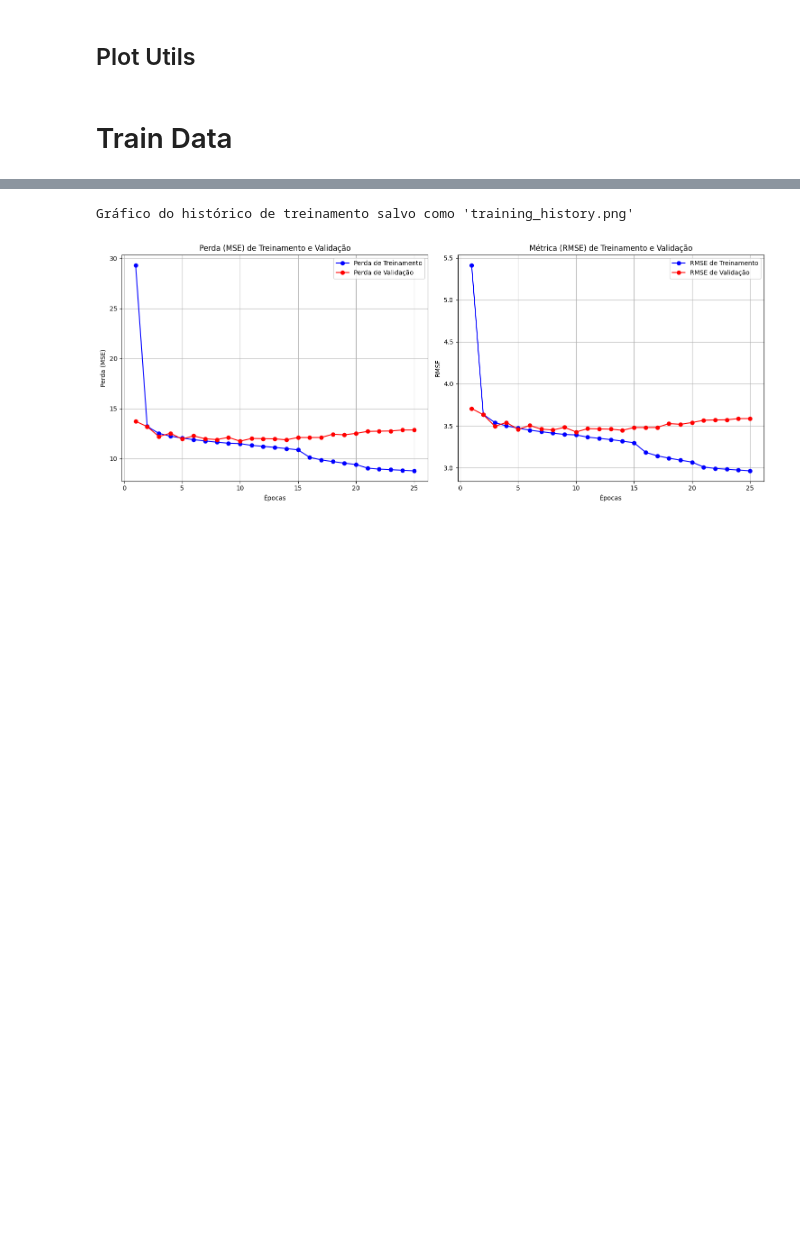
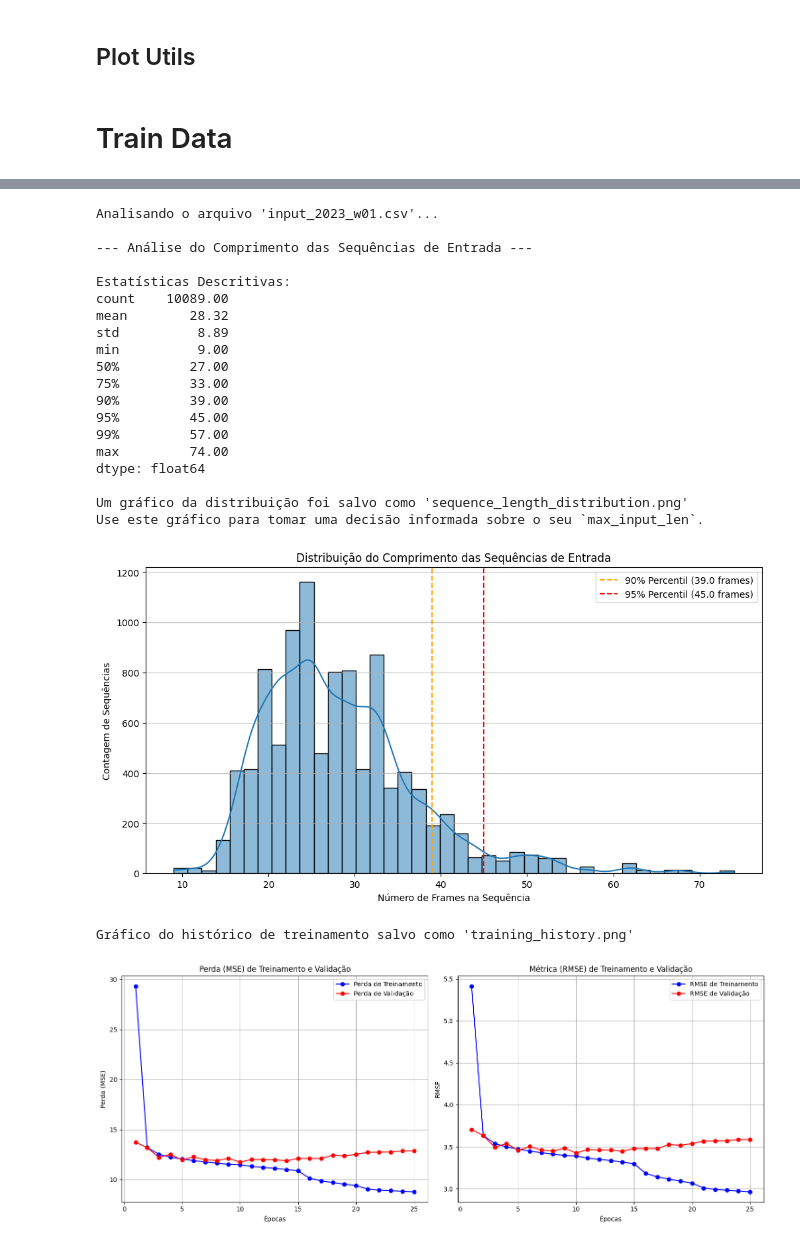
Before and after one commit to VictorOrtins/NFL, a Jupyter notebook: train.ipynb, the cells around one changed output, grey strips where cells are left out. Cells and saved outputs as stored; diff of their text form; code cells hidden in the pictures; blank space fills up the shorter version.

```diff
--- a/train.ipynb
+++ b/train.ipynb
@@ -579,3 +566,60 @@ Treinamento concluído e modelos salvos.
+# %%
+import seaborn as sns
+
+# Para uma análise completa, você poderia carregar e concatenar todos os 18 arquivos de input.
+# Ex: df = load_data('./', range(1, 19), 'input')
+df = pd.read_csv('./nfl-big-data-bowl-2026-prediction/train/input_2023_w01.csv')
+
+print("Analisando o arquivo 'input_2023_w01.csv'...")
+
+# 1. Agrupa os dados por cada sequência única e conta o número de frames
+#    Uma sequência é definida pela trajetória de um jogador (nfl_id) em uma jogada (play_id).
+sequence_lengths = df.groupby(['game_id', 'play_id', 'nfl_id']).size()
+
+# 2. Calcula as estatísticas descritivas, incluindo os percentis mais importantes
+stats = sequence_lengths.describe(percentiles=[.5, .75, .90, .95, .99]).round(2)
+
+print("\n--- Análise do Comprimento das Sequências de Entrada ---")
+print("\nEstatísticas Descritivas:")
+print(stats)
+
+# 3. Plotar um histograma para visualizar a distribuição
+plt.figure(figsize=(12, 6))
+sns.histplot(sequence_lengths, bins=40, kde=True)
+plt.title('Distribuição do Comprimento das Sequências de Entrada')
+plt.xlabel('Número de Frames na Sequência')
+plt.ylabel('Contagem de Sequências')
+
+# Adiciona linhas verticais para os percentis para fácil interpretação
+plt.axvline(stats['90%'], color='orange', linestyle='--', label=f"90% Percentil ({stats['90%']} frames)")
+plt.axvline(stats['95%'], color='red', linestyle='--', label=f"95% Percentil ({stats['95%']} frames)")
+
+plt.legend()
+plt.grid(axis='y', alpha=0.75)
+plt.savefig('sequence_length_distribution.png')
+print("\nUm gráfico da distribuição foi salvo como 'sequence_length_distribution.png'")
+print("Use este gráfico para tomar uma decisão informada sobre o seu `max_input_len`.")
+# %% [output]
+Analisando o arquivo 'input_2023_w01.csv'...
+
+--- Análise do Comprimento das Sequências de Entrada ---
+
+Estatísticas Descritivas:
+count    10089.00
+mean        28.32
+std          8.89
+min          9.00
+50%         27.00
+75%         33.00
+90%         39.00
+95%         45.00
+99%         57.00
+max         74.00
+dtype: float64
+
+Um gráfico da distribuição foi salvo como 'sequence_length_distribution.png'
+Use este gráfico para tomar uma decisão informada sobre o seu `max_input_len`.
+[figure, added]
 # %%
 plot_training_history(history)
 # %% [output]
```
Also changed, not shown: parts of 7 cells of this notebook, 2 other files.
